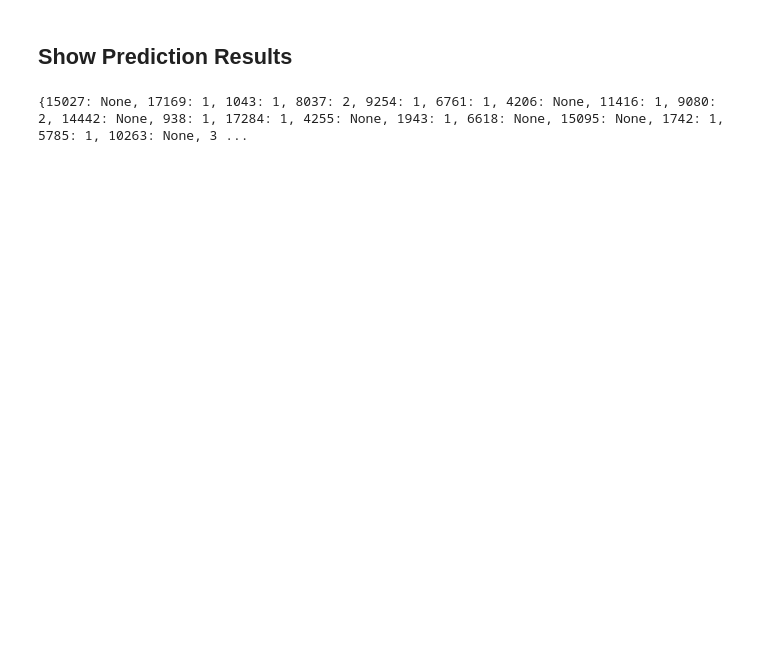
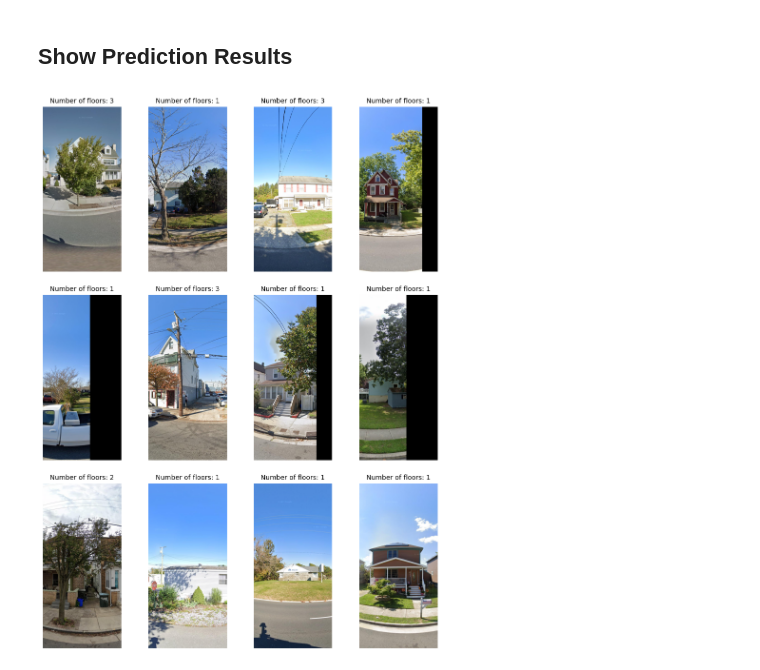
Before and after one commit to NHERI-SimCenter/BrailsPlusPlus, a Jupyter notebook: examples/image_processor/nfloor_detector.ipynb, the cells around one changed output. Cells and saved outputs as stored; diff of their text form; code cells hidden in the pictures; blank space fills up the shorter version.

Commit message:
bc - Updated example to show a sample of image-prediction pairs

```diff
--- a/examples/image_processor/nfloor_detector.ipynb
+++ b/examples/image_processor/nfloor_detector.ipynb
@@ -123,6 +125,6 @@ Total execution time: 00:00:17.59
 # %% [markdown]
 ## **Show Prediction Results**
-# %%
-print(predictions)
-# %% [output]
-{15027: None, 17169: 1, 1043: 1, 8037: 2, 9254: 1, 6761: 1, 4206: None, 11416: 1, 9080: 2, 14442: None, 938: 1, 17284: 1, 4255: None, 1943: 1, 6618: None, 15095: None, 1742: 1, 5785: 1, 10263: None, 3 ...
+# %%
+PlotTools.show_predictions(images=images_street, predictions=predictions, attribute_name='Number of floors', num_samples=12)
+# %% [output]
+[figure, added]
```
Also changed, not shown: parts of 4 cells of this notebook.
